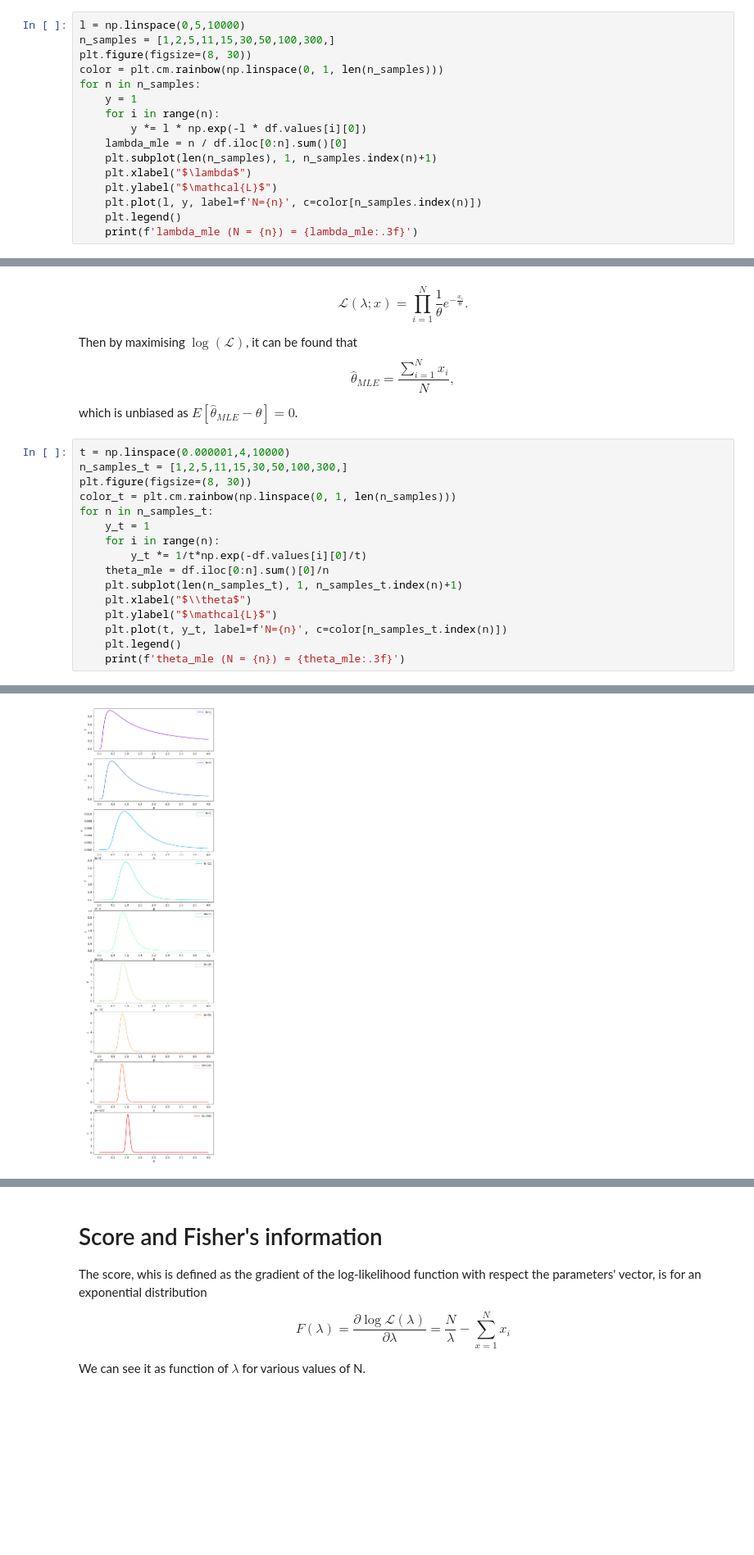
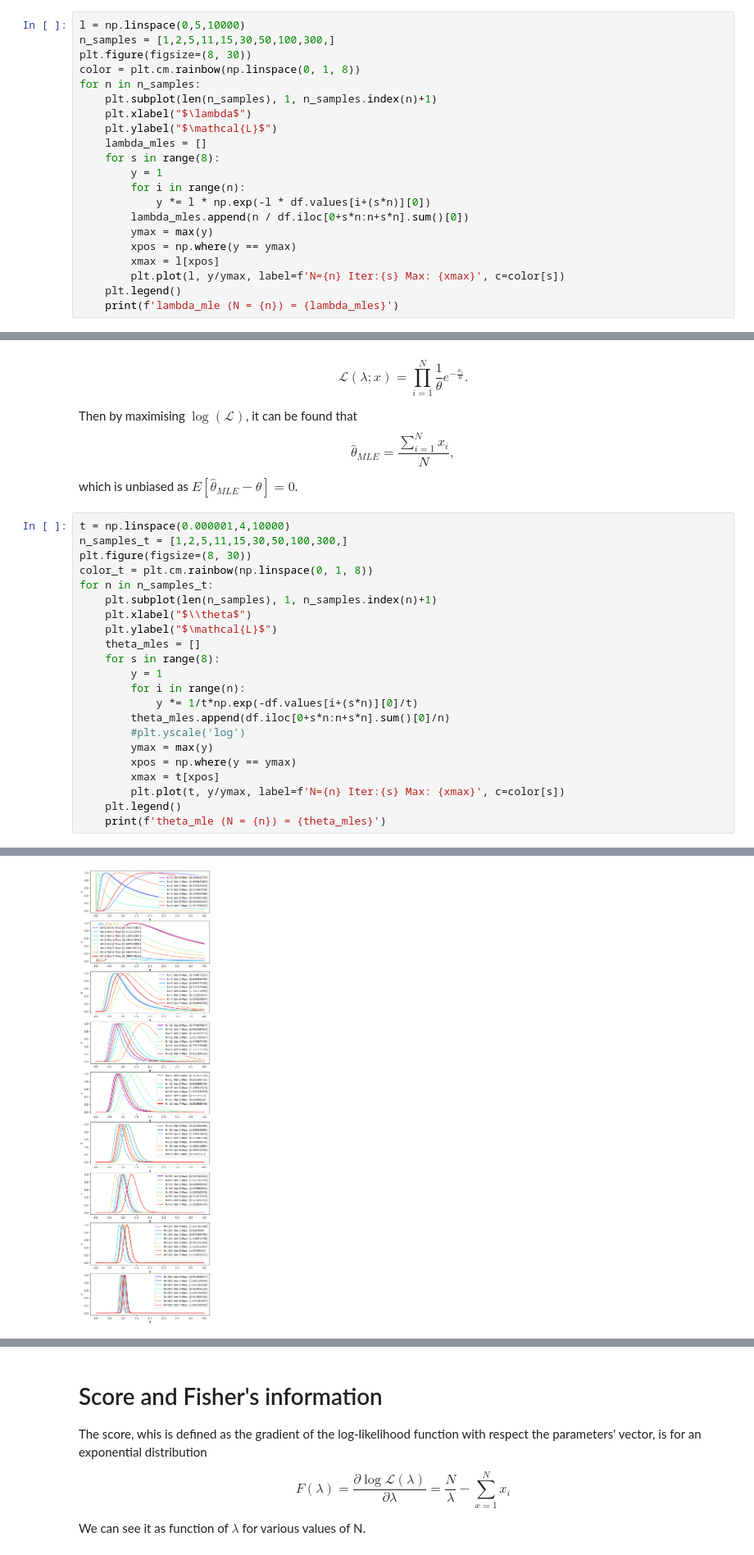
Before and after one commit to f-terzuoli/StatisticsSiena23, a Jupyter notebook: exponential.ipynb, the cells around one changed output, grey strips where cells are left out. Shown at 82% size. Saved outputs shown, nothing was run; the diff lists cells and outputs as text; blank space fills up the shorter version.

```diff
--- a/exponential.ipynb
+++ b/exponential.ipynb
@@ -74,16 +74,21 @@ Here we can see how the likelihood shape and $\hat{\lambda}_{MLE}$ change as $N$
 l = np.linspace(0,5,10000)
 n_samples = [1,2,5,11,15,30,50,100,300,]
 plt.figure(figsize=(8, 30))
-color = plt.cm.rainbow(np.linspace(0, 1, len(n_samples)))
+color = plt.cm.rainbow(np.linspace(0, 1, 8))
 for n in n_samples:
-    y = 1
-    for i in range(n):
-        y *= l * np.exp(-l * df.values[i][0])
-    lambda_mle = n / df.iloc[0:n].sum()[0]
     plt.subplot(len(n_samples), 1, n_samples.index(n)+1)
     plt.xlabel("$\lambda$")
     plt.ylabel("$\mathcal{L}$")
-    plt.plot(l, y, label=f'N={n}', c=color[n_samples.index(n)])
+    lambda_mles = []
+    for s in range(8):
+        y = 1
+        for i in range(n):
+            y *= l * np.exp(-l * df.values[i+(s*n)][0])
+        lambda_mles.append(n / df.iloc[0+s*n:n+s*n].sum()[0])
+        ymax = max(y)
+        xpos = np.where(y == ymax)
+        xmax = l[xpos]
+        plt.plot(l, y/ymax, label=f'N={n} Iter:{s} Max: {xmax}', c=color[s])
     plt.legend()
-    print(f'lambda_mle (N = {n}) = {lambda_mle:.3f}')
+    print(f'lambda_mle (N = {n}) = {lambda_mles}')
 # %% [output]
@@ -123,16 +128,22 @@ which is unbiased as $E\left[\hat{\theta}_{MLE}-\theta\right] = 0$.
 t = np.linspace(0.000001,4,10000)
 n_samples_t = [1,2,5,11,15,30,50,100,300,]
 plt.figure(figsize=(8, 30))
-color_t = plt.cm.rainbow(np.linspace(0, 1, len(n_samples)))
+color_t = plt.cm.rainbow(np.linspace(0, 1, 8))
 for n in n_samples_t:
-    y_t = 1
-    for i in range(n):
-        y_t *= 1/t*np.exp(-df.values[i][0]/t)
-    theta_mle = df.iloc[0:n].sum()[0]/n
-    plt.subplot(len(n_samples_t), 1, n_samples_t.index(n)+1)
+    plt.subplot(len(n_samples), 1, n_samples.index(n)+1)
     plt.xlabel("$\\theta$")
     plt.ylabel("$\mathcal{L}$")
-    plt.plot(t, y_t, label=f'N={n}', c=color[n_samples_t.index(n)])
+    theta_mles = []
+    for s in range(8):
+        y = 1
+        for i in range(n):
+            y *= 1/t*np.exp(-df.values[i+(s*n)][0]/t)
+        theta_mles.append(df.iloc[0+s*n:n+s*n].sum()[0]/n)
+        #plt.yscale('log')
+        ymax = max(y)
+        xpos = np.where(y == ymax)
+        xmax = t[xpos]
+        plt.plot(t, y/ymax, label=f'N={n} Iter:{s} Max: {xmax}', c=color[s])
     plt.legend()
-    print(f'theta_mle (N = {n}) = {theta_mle:.3f}')
+    print(f'theta_mle (N = {n}) = {theta_mles}')
 # %% [output]
@@ -148 +159 @@ theta_mle (N = 300) = 1.047
-[figure, old version]
+[figure, new version]
```
Also changed, not shown: parts of 17 cells of this notebook.
